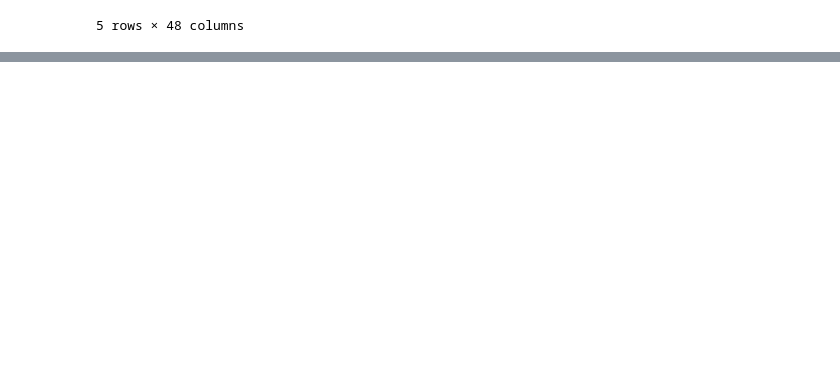
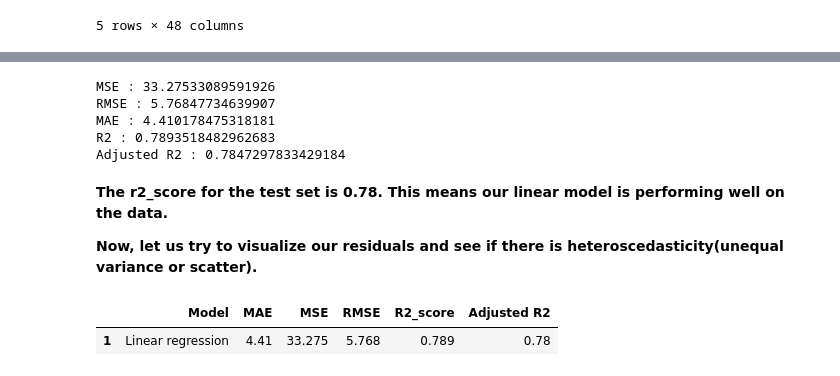
Before and after one commit to lakummahesh/Supervised-ML-Regression-Capstone-Project-Bike-Sharing-Demand-Prediction, a Jupyter notebook: Bike_Sharing_Demand_Prediction_Capstone_Project.ipynb, the cells around one changed output, grey strips where cells are left out. Drawn from its saved outputs; the diff is of its cells as text; code cells hidden in the pictures; blank space fills up the shorter version.

```diff
--- a/Bike_Sharing_Demand_Prediction_Capstone_Project.ipynb
+++ b/Bike_Sharing_Demand_Prediction_Capstone_Project.ipynb
@@ -900,0 +1038,49 @@ bike_df_copy.head()
+# %%
+#import the packages
+from sklearn.metrics import mean_squared_error
+#calculate MSE
+MSE_lr= mean_squared_error(y_test, y_pred_test)
+print("MSE :",MSE_lr)
+
+#calculate RMSE
+RMSE_lr=np.sqrt(MSE_lr)
+print("RMSE :",RMSE_lr)
+
+
+#calculate MAE
+MAE_lr= mean_absolute_error(y_test, y_pred_test)
+print("MAE :",MAE_lr)
+
+
+#import the packages
+from sklearn.metrics import r2_score
+#calculate r2 and adjusted r2
+r2_lr= r2_score((y_test), (y_pred_test))
+print("R2 :",r2_lr)
+Adjusted_R2_lr = (1-(1-r2_score((y_test), (y_pred_test)))*((X_test.shape[0]-1)/(X_test.shape[0]-X_test.shape[1]-1)))
+print("Adjusted R2 :",Adjusted_R2_lr )
+# %% [output]
+MSE : 33.27533089591926
+RMSE : 5.76847734639907
+MAE : 4.410178475318181
+R2 : 0.7893518482962683
+Adjusted R2 : 0.7847297833429184
+# %% [markdown]
+**The r2_score for the test set is 0.78. This means our linear model is performing well on the data.**
+
+**Now, let us try to visualize our residuals and see if there is heteroscedasticity(unequal variance or scatter).**
+# %%
+# storing the test set metrics value in a dataframe for later comparison
+dict2={'Model':'Linear regression ',
+       'MAE':round((MAE_lr),3),
+       'MSE':round((MSE_lr),3),
+       'RMSE':round((RMSE_lr),3),
+       'R2_score':round((r2_lr),3),
+       'Adjusted R2':round((Adjusted_R2_lr ),2)
+       }
+test_df=pd.DataFrame(dict2,index=[1])
+# %%
+test_df
+# %% [output]
+|  | Model | MAE | MSE | RMSE | R2_score | Adjusted R2 |
+| 1 | Linear regression | 4.41 | 33.275 | 5.768 | 0.789 | 0.78 |
```
Also changed, not shown: parts of 20 cells of this notebook.
